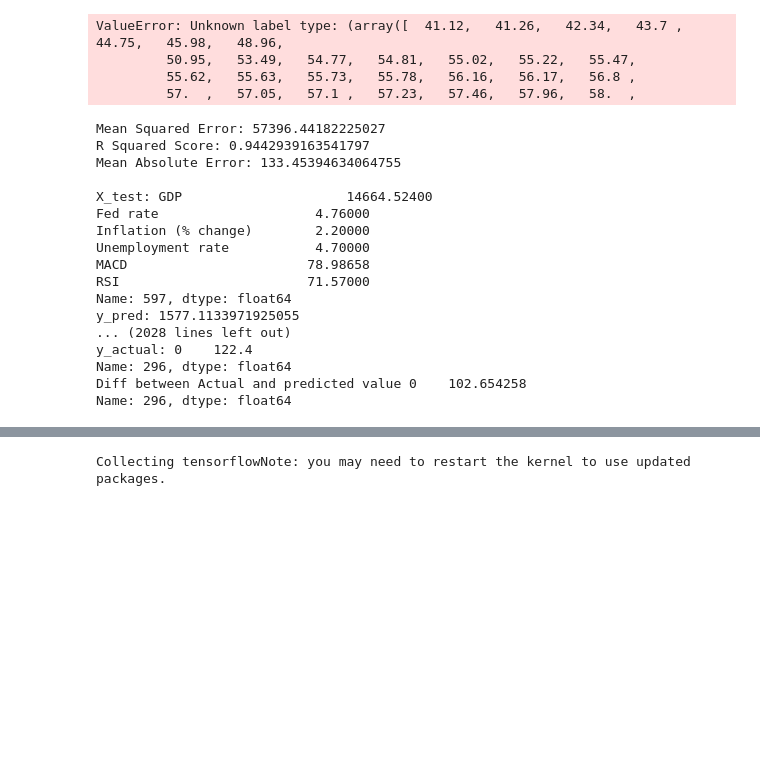
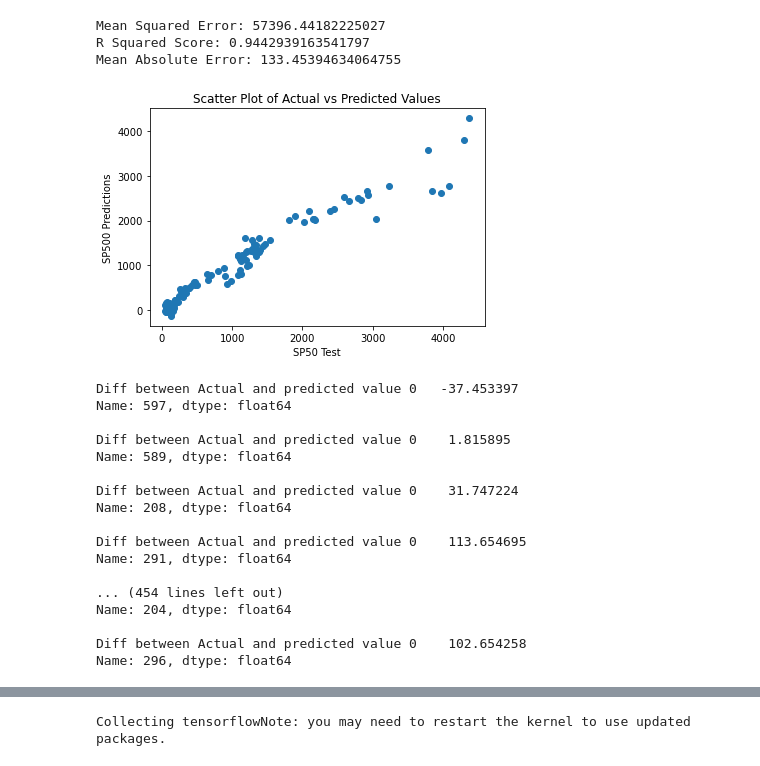
Before and after one commit to pamidisushma02/Sushma_SP500Prediction_Capstone_Project, a Jupyter notebook: Predictive Modelling.ipynb, the cells around one changed output, grey strips where cells are left out. Saved outputs shown, nothing was run; the diff lists cells and outputs as text; code cells hidden in the pictures; blank space fills up the shorter version.

```diff
--- a/Predictive Modelling.ipynb
+++ b/Predictive Modelling.ipynb
@@ -256,26 +333,3 @@ Name: 296, dtype: float64
-# %%
-# Gaussian Naive Bayes
-from sklearn.naive_bayes import GaussianNB
-from sklearn.metrics import mean_absolute_error, mean_squared_error, r2_score
-
-# Splitting the data into training and testing sets was already done
-
-# fit the Gaussian Naive Bayes model to the training data
-gnb = GaussianNB()
-gnb.fit(X_train, y_train)
-
-# make predictions on the testing data
-y_pred = gnb.predict(X_test)
-
-# print evaluation metrics
-print('Mean Absolute Error:', mean_absolute_error(y_test, y_pred))
-print('Mean Squared Error:', mean_squared_error(y_test, y_pred))
-print('R-squared:', r2_score(y_test, y_pred))
-# %% [output]
-ValueError: Unknown label type: (array([  41.12,   41.26,   42.34,   43.7 ,   44.75,   45.98,   48.96,
-         50.95,   53.49,   54.77,   54.81,   55.02,   55.22,   55.47,
-         55.62,   55.63,   55.73,   55.78,   56.16,   56.17,   56.8 ,
-         57.  ,   57.05,   57.1 ,   57.23,   57.46,   57.96,   58.  ,
 # %%
 # Support Vector Machines
 from sklearn.svm import SVR
@@ -290,47 +344,66 @@ y = df_model['SP500'].values.ravel()
 svm = SVR(kernel='linear')
 
 # fit the regressor with the training data
 svm.fit(X_train, y_train)
 
 # predict the target values for the test data
 y_pred = svm.predict(X_test)
 
 # calculate mean squared error
 mse = mean_squared_error(y_test, y_pred)
 print("Mean Squared Error:", mse)
 
 # calculate R squared score
 r2 = r2_score(y_test, y_pred)
 print("R Squared Score:", r2)
 
 # calculate mean absolute error
 mae = mean_absolute_error(y_test, y_pred)
 print("Mean Absolute Error:", mae)
 print()
 
 
+# Create a scatter plot
+plt.scatter(y_test, y_pred)
+
+# Set the x and y axis labels
+plt.xlabel('SP50 Test')
+plt.ylabel('SP500 Predictions')
+
+# Set the title of the plot
+plt.title('Scatter Plot of Actual vs Predicted Values')
+
+# Show the plot
+plt.show()
+
+
 # Print all values in X_test, y_pred, and y_test
 for i in range(len(X_test)):
-    print("X_test:", X_test.iloc[i])
-    print("y_pred:", y_pred[i])
-    print("y_actual:", y_test.iloc[i])
+    #print("X_test:", X_test.iloc[i])
+    #print("y_pred:", y_pred[i])
+    #print("y_actual:", y_test.iloc[i])
+    residuals[i]=y_test.iloc[i] - y_pred[i]
     print("Diff between Actual and predicted value", y_test.iloc[i] - y_pred[i])
     print()
 # %% [output]
 Mean Squared Error: 57396.44182225027
 R Squared Score: 0.9442939163541797
 Mean Absolute Error: 133.45394634064755
-
-X_test: GDP                     14664.52400
-Fed rate                    4.76000
-Inflation (% change)        2.20000
-Unemployment rate           4.70000
-MACD                       78.98658
-RSI                        71.57000
-Name: 597, dtype: float64
-y_pred: 1577.1133971925055
-... (2028 lines left out)
-y_actual: 0    122.4
-Name: 296, dtype: float64
-Diff between Actual and predicted value 0    102.654258
-Name: 296, dtype: float64
+[figure, added]
+Diff between Actual and predicted value 0   -37.453397
+Name: 597, dtype: float64
+
+Diff between Actual and predicted value 0    1.815895
+Name: 589, dtype: float64
+
+Diff between Actual and predicted value 0    31.747224
+Name: 208, dtype: float64
+
+Diff between Actual and predicted value 0    113.654695
+Name: 291, dtype: float64
+
+... (454 lines left out)
+Name: 204, dtype: float64
+
+Diff between Actual and predicted value 0    102.654258
+Name: 296, dtype: float64
```
Also changed, not shown: parts of 8 cells of this notebook, 32 other files.
